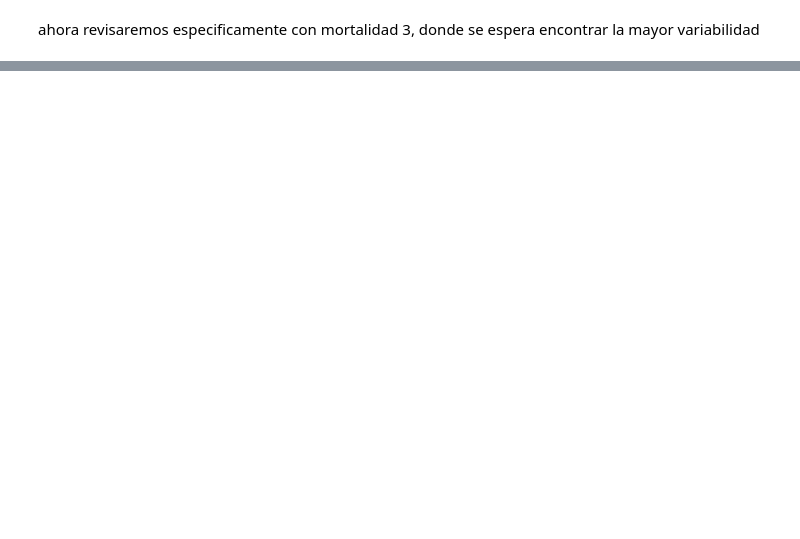
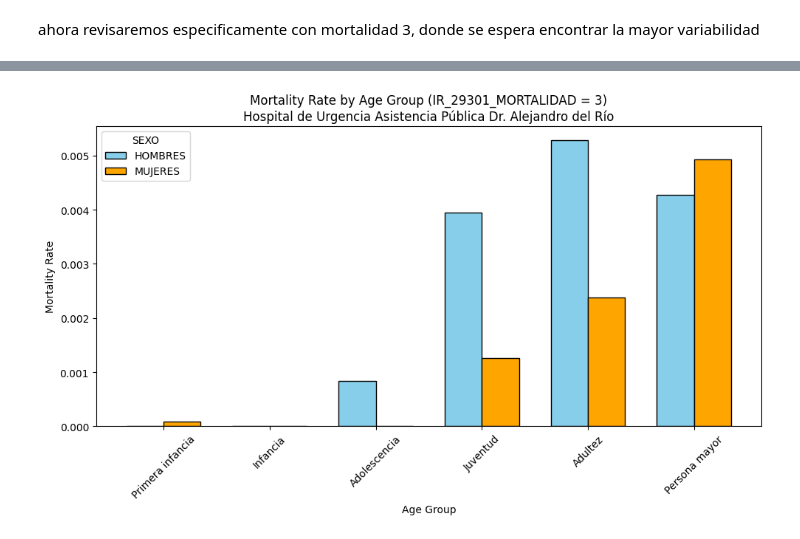
Before and after one commit to Winoid/TareasTOPD, a Jupyter notebook: try.ipynb, the cells around one changed output, grey strips where cells are left out. Saved outputs shown, nothing was run; the diff lists cells and outputs as text; code cells hidden in the pictures; blank space fills up the shorter version.

```diff
--- a/try.ipynb
+++ b/try.ipynb
@@ -225,0 +404,20 @@ plt.show()
+# %%
+# Filter the DataFrame for the specific hospital
+hospital_df = grd_f[grd_f["NOMBRE_HOSPITAL"] == " Hospital de Urgencia Asistencia Pública Dr. Alejandro del Río"]
+
+# Filter for SEXO = HOMBRE
+hombres_df2 = hospital_df[hospital_df["SEXO"] == "HOMBRE"]
+grouped_hombres2 = hombres_df2.groupby(["AGE_GROUP", "IR_29301_MORTALIDAD"])["TIPO_ALTA"]
+result_hombres2 = (grouped_hombres2.sum() / grouped_hombres.count()).unstack()
+
+# Filter for SEXO = MUJER
+mujeres_df2 = hospital_df[hospital_df["SEXO"] == "MUJER"]
+grouped_mujeres2 = mujeres_df2.groupby(["AGE_GROUP", "IR_29301_MORTALIDAD"])["TIPO_ALTA"]
+result_mujeres2 = (grouped_mujeres2.sum() / grouped_mujeres.count()).unstack()
+
+# Print the results
+print("Mortality Rate for HOMBRES:")
+print(result_hombres2)
+
+print("\nMortality Rate for MUJERES:")
+print(result_mujeres2)
@@ -225,0 +444,30 @@ plt.show()
+# %%
+# Filter the results for IR_29301_MORTALIDAD == 3
+hombres_mortalidad2 = result_hombres2[3]
+mujeres_mortalidad2 = result_mujeres2[3]
+
+# Create a grouped bar chart for the filtered data
+x = np.arange(len(hombres_mortalidad_3.index))  # Numeric positions for age groups
+width = 0.35  # Width of the bars
+
+fig, ax = plt.subplots(figsize=(10, 6))
+
+# Plot data for HOMBRES
+ax.bar(x - width / 2, hombres_mortalidad2, width, label="HOMBRES", color="skyblue", edgecolor="black")
+
+# Plot data for MUJERES
+ax.bar(x + width / 2, mujeres_mortalidad2, width, label="MUJERES", color="orange", edgecolor="black")
+
+# Add labels, title, and legend
+ax.set_title("Mortality Rate by Age Group (IR_29301_MORTALIDAD = 3)\nHospital de Urgencia Asistencia Pública Dr. Alejandro del Río")
+ax.set_xlabel("Age Group")
+ax.set_ylabel("Mortality Rate")
+ax.legend(title="SEXO")
+ax.set_xticks(x)
+ax.set_xticklabels(hombres_mortalidad2.index, rotation=45)
+
+# Adjust layout and show the plot
+plt.tight_layout()
+plt.show()
+# %% [output]
+[figure, added]
```
Also changed, not shown: parts of 16 cells of this notebook.
